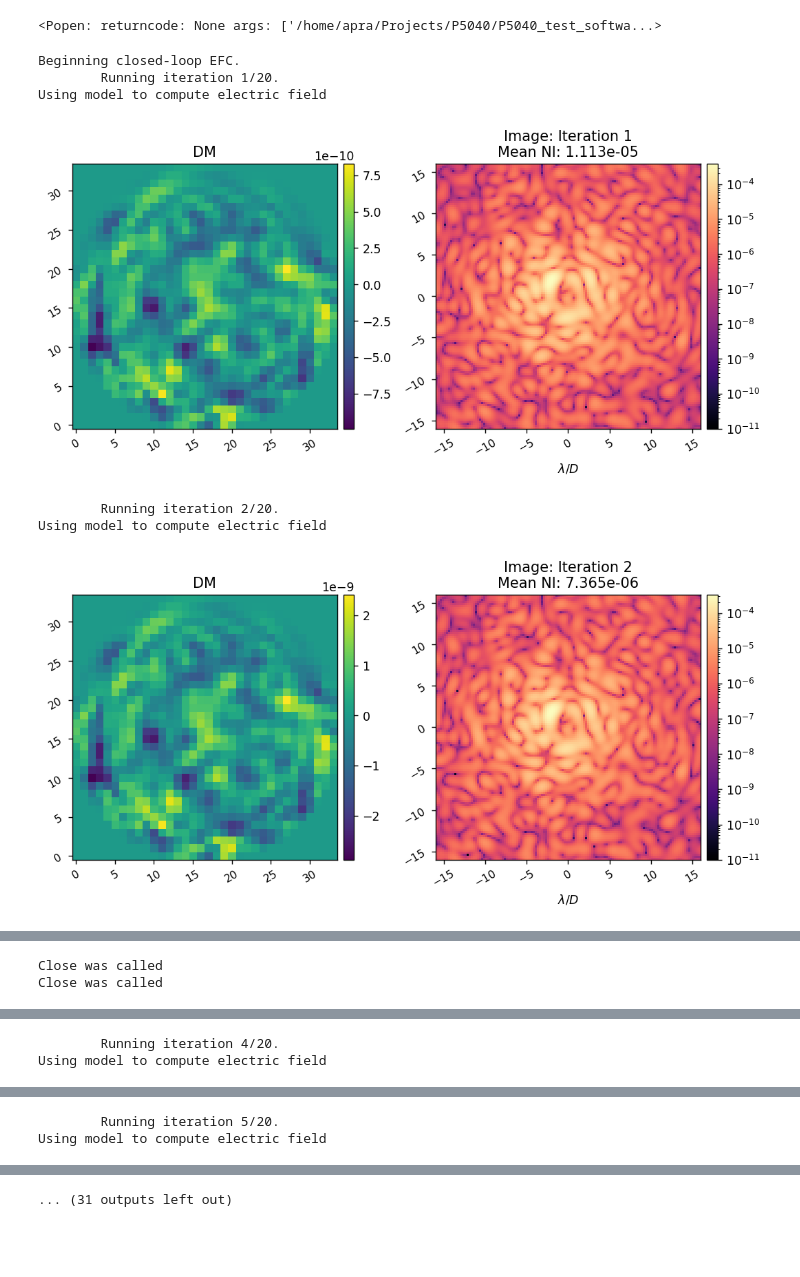
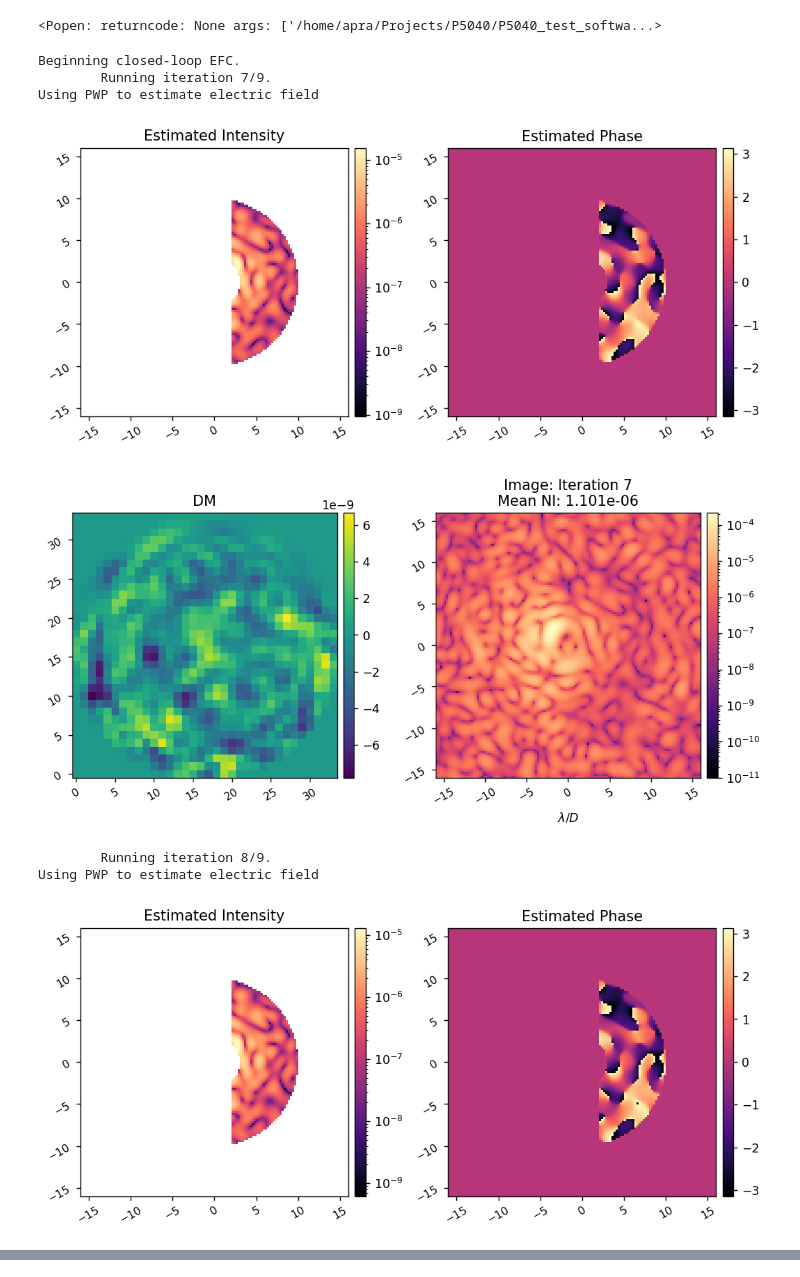
Before and after one commit to kian1377/apra-howfsc-models, a Jupyter notebook: notebooks/efc_compact_p5040.ipynb, the cells around one changed output, grey strips where cells are left out. Saved outputs shown, nothing was run; the diff lists cells and outputs as text; code cells hidden in the pictures; blank space fills up the shorter version.

Commit message:
running efc with pwp on p5040

```diff
--- a/notebooks/efc_compact_p5040.ipynb
+++ b/notebooks/efc_compact_p5040.ipynb
@@ -126,0 +137,9 @@ import subprocess
+# %%
+import efc_host_utils
+embedded_controller = efc_host_utils.EmbeddedController()
+# %%
+reload(pwp)
+model.reset_dm()
+
+probe_amp = 10e-9
+est = pwp.run_pwp_bp(model, control_mask, probe_amp*probe_modes, jac, embedded_controller, plot=True)
@@ -127,3 +158,15 @@ import subprocess
+# %%
+pwp_fun = pwp.run_pwp_bp
+
+probe_amp=5e-9
+pwp_params = {
+    'control_mask':control_mask,
+    'probes':probe_modes*probe_amp,
+    'jacobian':jac,
+    'embedded_controller':embedded_controller,
+    'plot':False,
+    'plot_est':True
+}
 # %%
 subprocess.Popen(["/home/apra/Projects/P5040/P5040_test_software/EFC/bin/EFC_local"])
 # %% [output]
@@ -131,31 +174,35 @@ subprocess.Popen(["/home/apra/Projects/P5040/P5040_test_software/EFC/bin/EFC_loc
 # %%
 reg = 1e-1
 # control_matrix = efc_utils.TikhonovInverse(jac, rcond=reg)
-control_matrix = efc_utils.beta_reg(jac, -3)
+control_matrix = efc_utils.beta_reg(jac, -5)
+
+embedded_controller.send_jacobian(jac)
+embedded_controller.send_command_matrix(control_matrix)
 # %%
 reload(efc)
-images, estimates, dm_commands = efc.run(model,
+images, estimates, dm_commands = efc.run(model, embedded_controller,
                                          poke_modes,
                                          control_matrix,
                                          control_mask,
-                                        # est_fun=pwp_fun,
-                                        # est_params=pwp_params,
+                                        est_fun=pwp_fun,
+                                        est_params=pwp_params,
                                         loop_gain=0.1,
                                         leakage=0.0,
-                                        iterations=20,
+                                        iterations=3,
                                         plot_all=True,
                                         plot_current=True,
                                         plot_sms=False,
                                         plot_radial_contrast=False,
                                         old_images=images,
                                         # old_fields=estimates,
                                         old_commands=dm_commands,
                                             )
 # %% [output]
 Beginning closed-loop EFC.
-        Running iteration 1/20.
-Using model to compute electric field
+        Running iteration 7/9.
+Using PWP to estimate electric field
-[figure, old version]
+[figure, new version]
+[figure, new version]
-        Running iteration 2/20.
-Using model to compute electric field
+        Running iteration 8/9.
+Using PWP to estimate electric field
-[figure, old version]
+[figure, new version]
@@ -181,2 +214,0 @@ BrokenPipeError: [Errno 32] Broken pipe
-Close was called
-Close was called
@@ -184,2 +214,0 @@ Close was called
-        Running iteration 4/20.
-Using model to compute electric field
@@ -187,2 +214,0 @@ Using model to compute electric field
-        Running iteration 5/20.
-Using model to compute electric field
@@ -190 +214,0 @@ Using model to compute electric field
-... (31 outputs left out)
```
Also changed, not shown: parts of 15 cells of this notebook, 3 other files.
